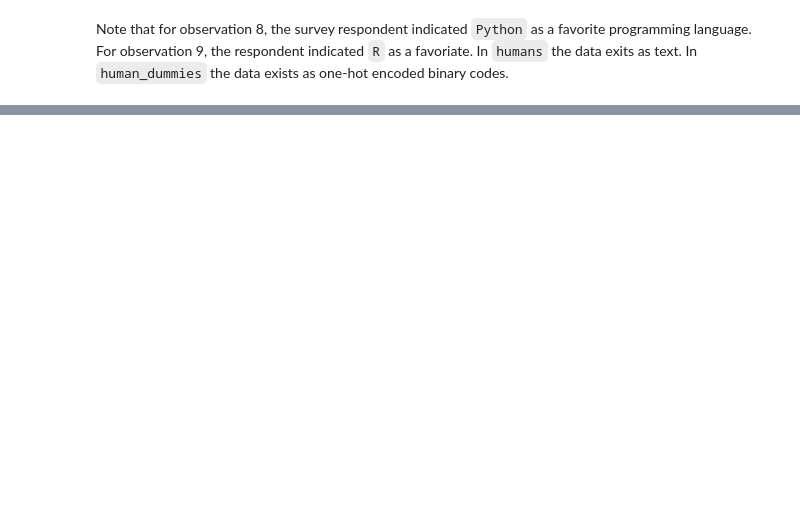
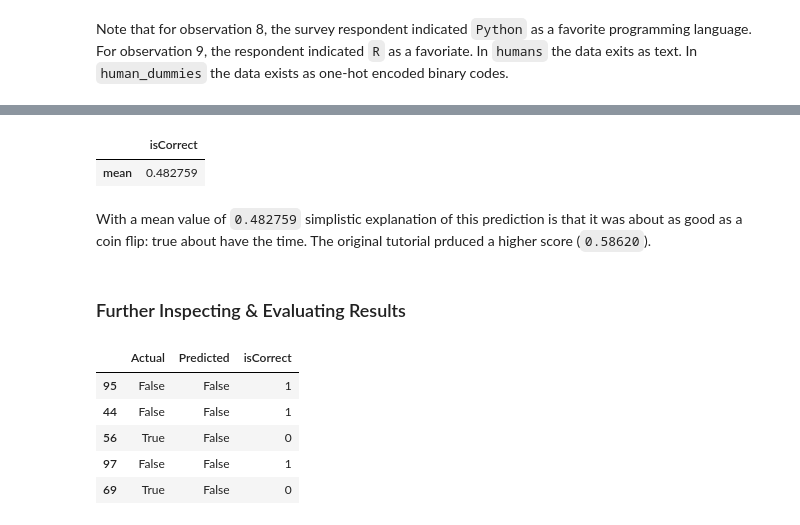
Before and after one commit to adamrossnelson/MacLearn, a Jupyter notebook: whimsical/WhimsTutorial.ipynb, the cells around one changed output, grey strips where cells are left out. Drawn from its saved outputs; the diff is of its cells as text; code cells hidden in the pictures; blank space fills up the shorter version.

```diff
--- a/whimsical/WhimsTutorial.ipynb
+++ b/whimsical/WhimsTutorial.ipynb
@@ -140,0 +211,23 @@ Note that for observation 8, the survey respondent indicated `Python` as a favor
+# %%
+pd.DataFrame({'Actual':y_test,
+              'Predicted':tree.predict(X_test),
+              'isCorrect':np.where(y_test == tree.predict(X_test), 1, 0)}).describe()[1:2]
+# %% [output]
+|  | isCorrect |
+| mean | 0.482759 |
+# %% [markdown]
+With a mean value of `0.482759` simplistic explanation of this prediction is that it was about as good as a coin flip: true about have the time. The original tutorial prduced a higher score (`0.58620`).
+# %% [markdown]
+### Further Inspecting & Evaluating Results
+# %%
+# Display side-by-side predicted and actual outcomes.
+pd.DataFrame({'Actual':y_test,
+              'Predicted':tree.predict(X_test),
+              'isCorrect':np.where(y_test == tree.predict(X_test), 1, 0)}).head()
+# %% [output]
+|  | Actual | Predicted | isCorrect |
+| 95 | False | False | 1 |
+| 44 | False | False | 1 |
+| 56 | True | False | 0 |
+| 97 | False | False | 1 |
+| 69 | True | False | 0 |
```
Also changed, not shown: parts of 18 cells of this notebook, 1 other file.
